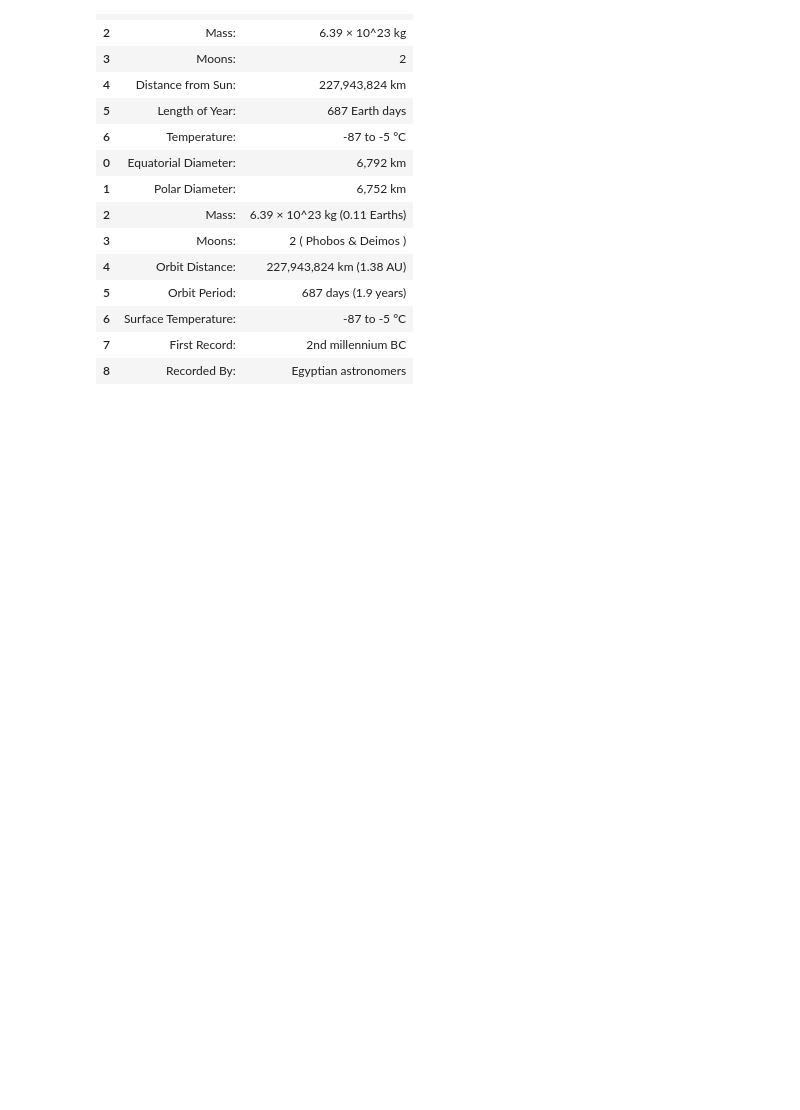
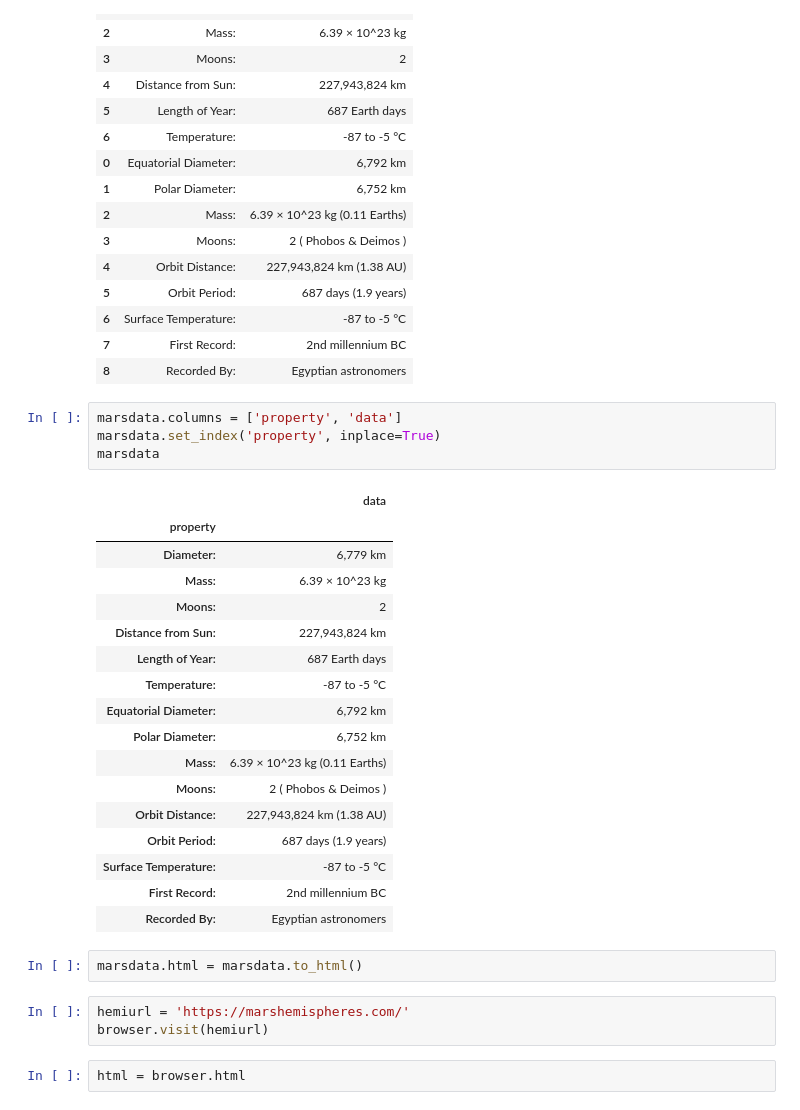
Before and after one commit to samvdvelde/web-scraping-challenge, a Jupyter notebook: mission_to_mars.ipynb, the cells around one changed output. Drawn from its saved outputs; the diff is of its cells as text; blank space fills up the shorter version.

```diff
--- a/mission_to_mars.ipynb
+++ b/mission_to_mars.ipynb
@@ -145,3 +146,32 @@ marsdata
 | 6 | Surface Temperature: | -87 to -5 °C |
 | 7 | First Record: | 2nd millennium BC |
 | 8 | Recorded By: | Egyptian astronomers |
+# %%
+marsdata.columns = ['property', 'data']
+marsdata.set_index('property', inplace=True)
+marsdata
+# %% [output]
+|  | data |
+| property |  |
+| Diameter: | 6,779 km |
+| Mass: | 6.39 × 10^23 kg |
+| Moons: | 2 |
+| Distance from Sun: | 227,943,824 km |
+| Length of Year: | 687 Earth days |
+| Temperature: | -87 to -5 °C |
+| Equatorial Diameter: | 6,792 km |
+| Polar Diameter: | 6,752 km |
+| Mass: | 6.39 × 10^23 kg (0.11 Earths) |
+| Moons: | 2 ( Phobos & Deimos ) |
+| Orbit Distance: | 227,943,824 km (1.38 AU) |
+| Orbit Period: | 687 days (1.9 years) |
+| Surface Temperature: | -87 to -5 °C |
+| First Record: | 2nd millennium BC |
+| Recorded By: | Egyptian astronomers |
+# %%
+marsdata.html = marsdata.to_html()
+# %%
+hemiurl = 'https://marshemispheres.com/'
+browser.visit(hemiurl)
+# %%
+html = browser.html
```
Also changed, not shown: parts of 6 cells of this notebook.
